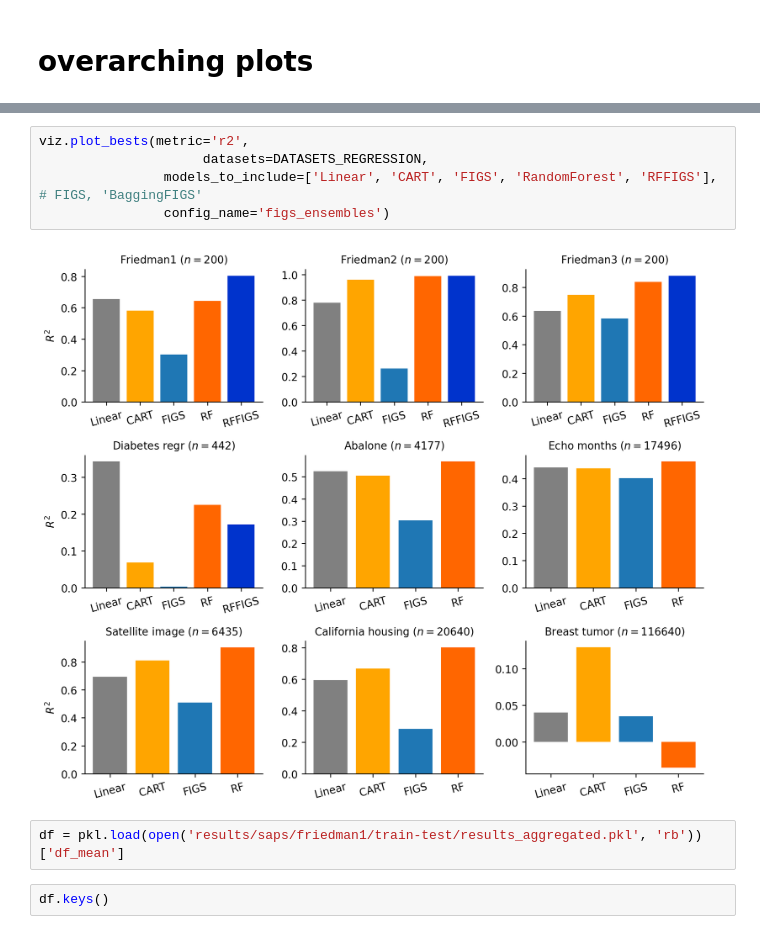
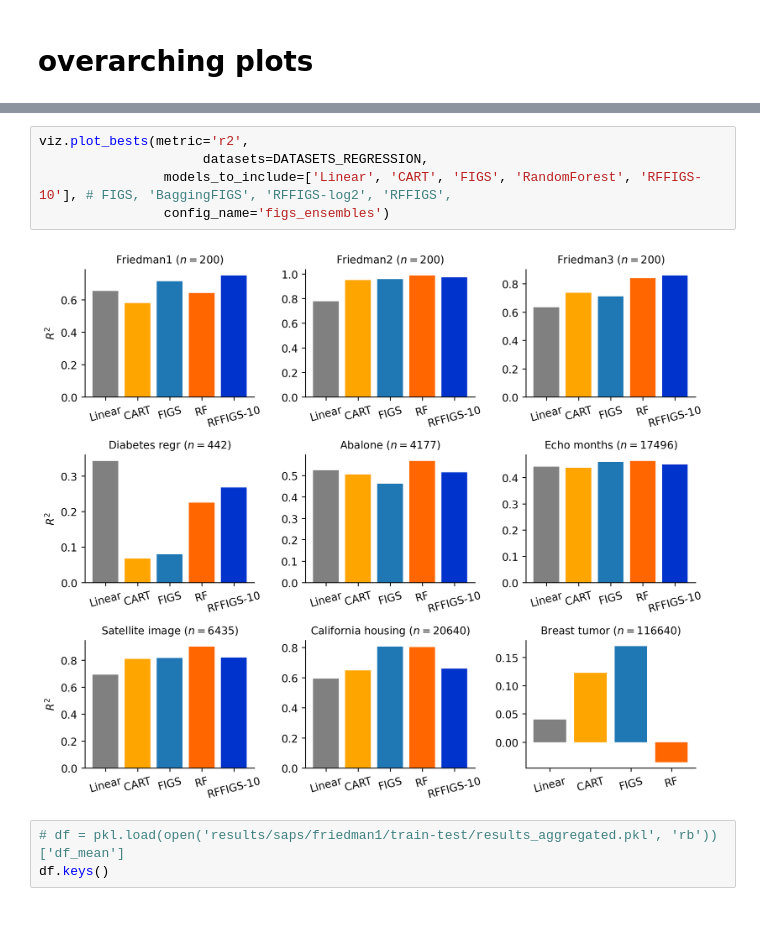
Before and after one commit to Yu-Group/imodels-experiments, a Jupyter notebook: notebooks/figs_ensembles/01_performance_curves.ipynb, the cells around one changed output, grey strips where cells are left out. Saved outputs shown, nothing was run; the diff lists cells and outputs as text.

```diff
--- a/notebooks/figs_ensembles/01_performance_curves.ipynb
+++ b/notebooks/figs_ensembles/01_performance_curves.ipynb
@@ -52,11 +56,10 @@ viz.plot_bests(metric='rocauc',
 # %%
 viz.plot_bests(metric='r2',
                      datasets=DATASETS_REGRESSION,
-                models_to_include=['Linear', 'CART', 'FIGS', 'RandomForest', 'RFFIGS'], # FIGS, 'BaggingFIGS'
+                models_to_include=['Linear', 'CART', 'FIGS', 'RandomForest', 'RFFIGS-10'], # FIGS, 'BaggingFIGS', 'RFFIGS-log2', 'RFFIGS',
                 config_name='figs_ensembles')
 # %% [output]
-[figure, old version]
+[figure, new version]
 # %%
-df = pkl.load(open('results/saps/friedman1/train-test/results_aggregated.pkl', 'rb'))['df_mean']
+# df = pkl.load(open('results/saps/friedman1/train-test/results_aggregated.pkl', 'rb'))['df_mean']
+df.keys()
-# %%
-df.keys()
```
Also changed, not shown: parts of 2 cells of this notebook, 3 other files.
